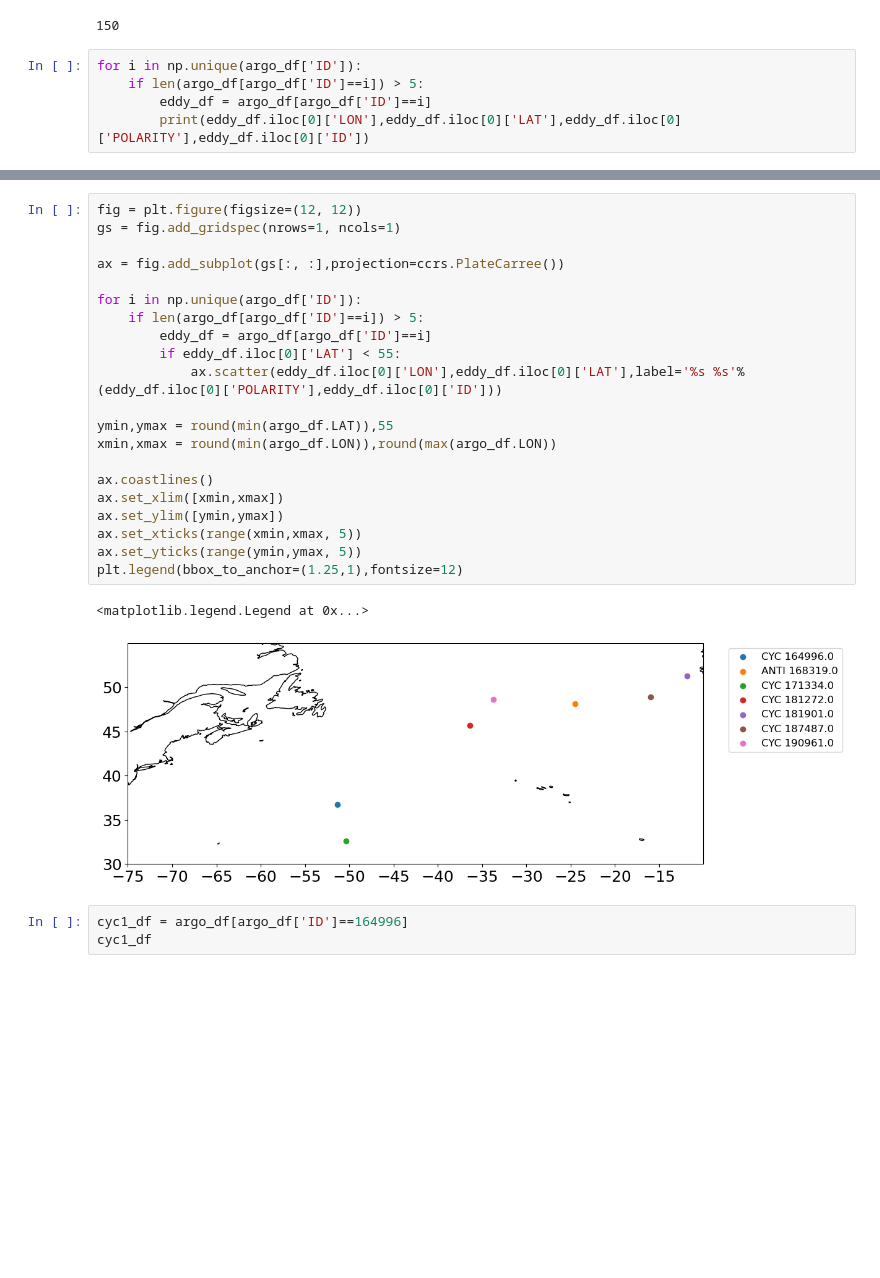
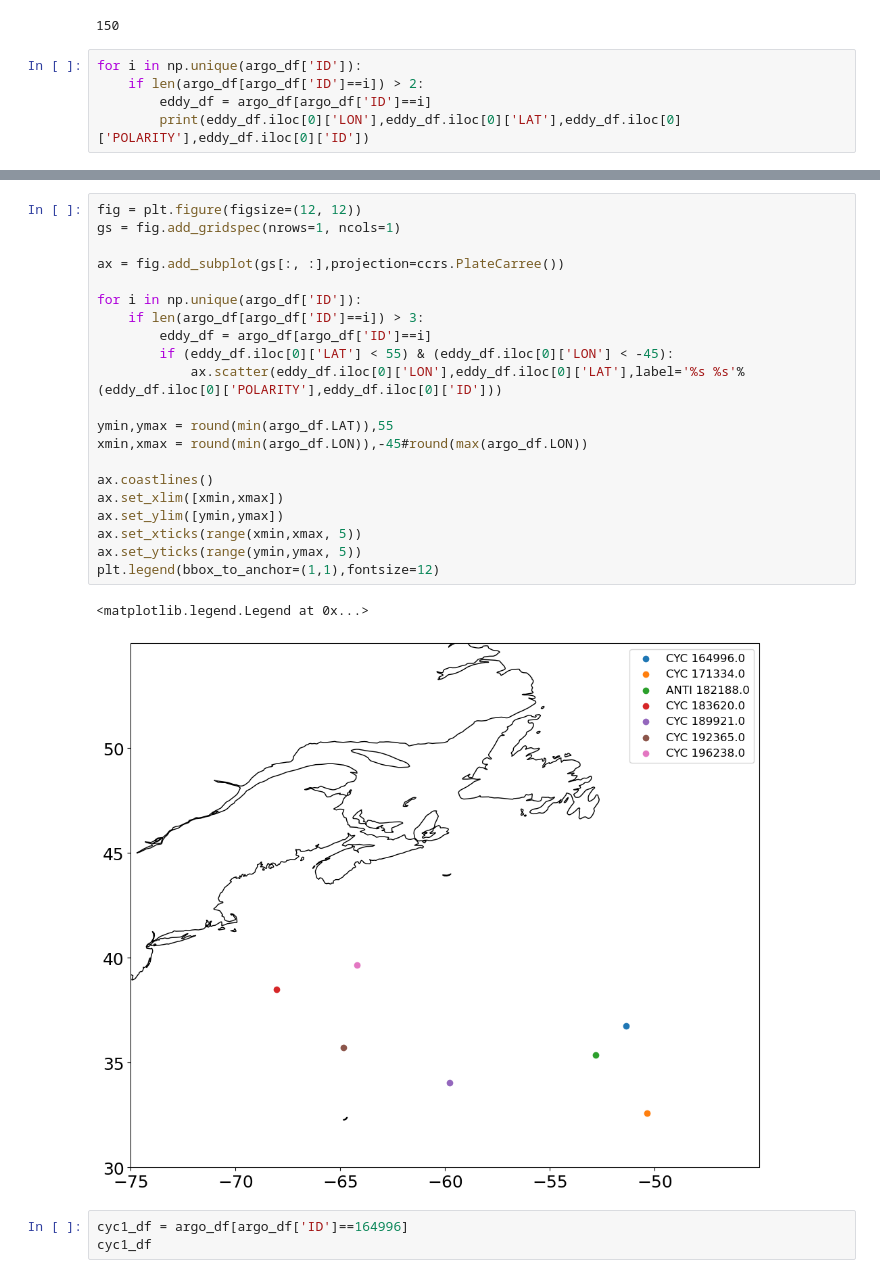
Before and after one commit to mcornec/GO-SWACE, a Jupyter notebook: crop_AVISO_to_edward.ipynb, the cells around one changed output, grey strips where cells are left out. Saved outputs shown, nothing was run; the diff lists cells and outputs as text; blank space fills up the shorter version.

Commit message:
even more eddy tracks

```diff
--- a/crop_AVISO_to_edward.ipynb
+++ b/crop_AVISO_to_edward.ipynb
@@ -459,7 +459,7 @@ len(np.unique(argo_df['ID']))
 150
 # %%
 for i in np.unique(argo_df['ID']):
-    if len(argo_df[argo_df['ID']==i]) > 5:
+    if len(argo_df[argo_df['ID']==i]) > 2:
         eddy_df = argo_df[argo_df['ID']==i]
         print(eddy_df.iloc[0]['LON'],eddy_df.iloc[0]['LAT'],eddy_df.iloc[0]['POLARITY'],eddy_df.iloc[0]['ID'])
 # %% [output]
@@ -484,27 +483,27 @@ for i in np.unique(argo_df['ID']):
 # %%
 fig = plt.figure(figsize=(12, 12))
 gs = fig.add_gridspec(nrows=1, ncols=1)
 
 ax = fig.add_subplot(gs[:, :],projection=ccrs.PlateCarree())
 
 for i in np.unique(argo_df['ID']):
-    if len(argo_df[argo_df['ID']==i]) > 5:
+    if len(argo_df[argo_df['ID']==i]) > 3:
         eddy_df = argo_df[argo_df['ID']==i]
-        if eddy_df.iloc[0]['LAT'] < 55:
+        if (eddy_df.iloc[0]['LAT'] < 55) & (eddy_df.iloc[0]['LON'] < -45):
             ax.scatter(eddy_df.iloc[0]['LON'],eddy_df.iloc[0]['LAT'],label='%s %s'%(eddy_df.iloc[0]['POLARITY'],eddy_df.iloc[0]['ID']))
 
 ymin,ymax = round(min(argo_df.LAT)),55
-xmin,xmax = round(min(argo_df.LON)),round(max(argo_df.LON))
+xmin,xmax = round(min(argo_df.LON)),-45#round(max(argo_df.LON))
 
 ax.coastlines()
 ax.set_xlim([xmin,xmax])
 ax.set_ylim([ymin,ymax])
 ax.set_xticks(range(xmin,xmax, 5))
 ax.set_yticks(range(ymin,ymax, 5))
-plt.legend(bbox_to_anchor=(1.25,1),fontsize=12)
+plt.legend(bbox_to_anchor=(1,1),fontsize=12)
 # %% [output]
 <matplotlib.legend.Legend at 0x...>
-[figure, old version]
+[figure, new version]
 # %%
 cyc1_df = argo_df[argo_df['ID']==164996]
 cyc1_df
```
Also changed, not shown: parts of 5 cells of this notebook, 5 other files.
